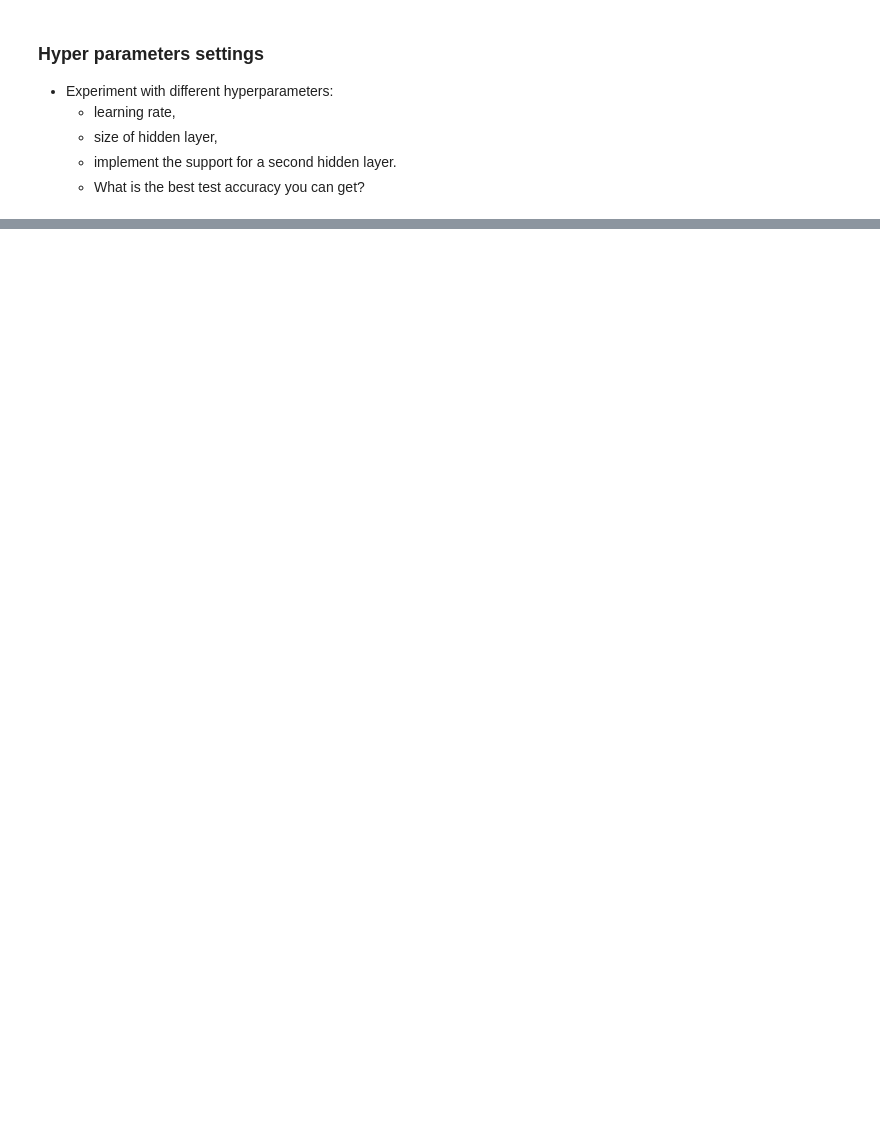
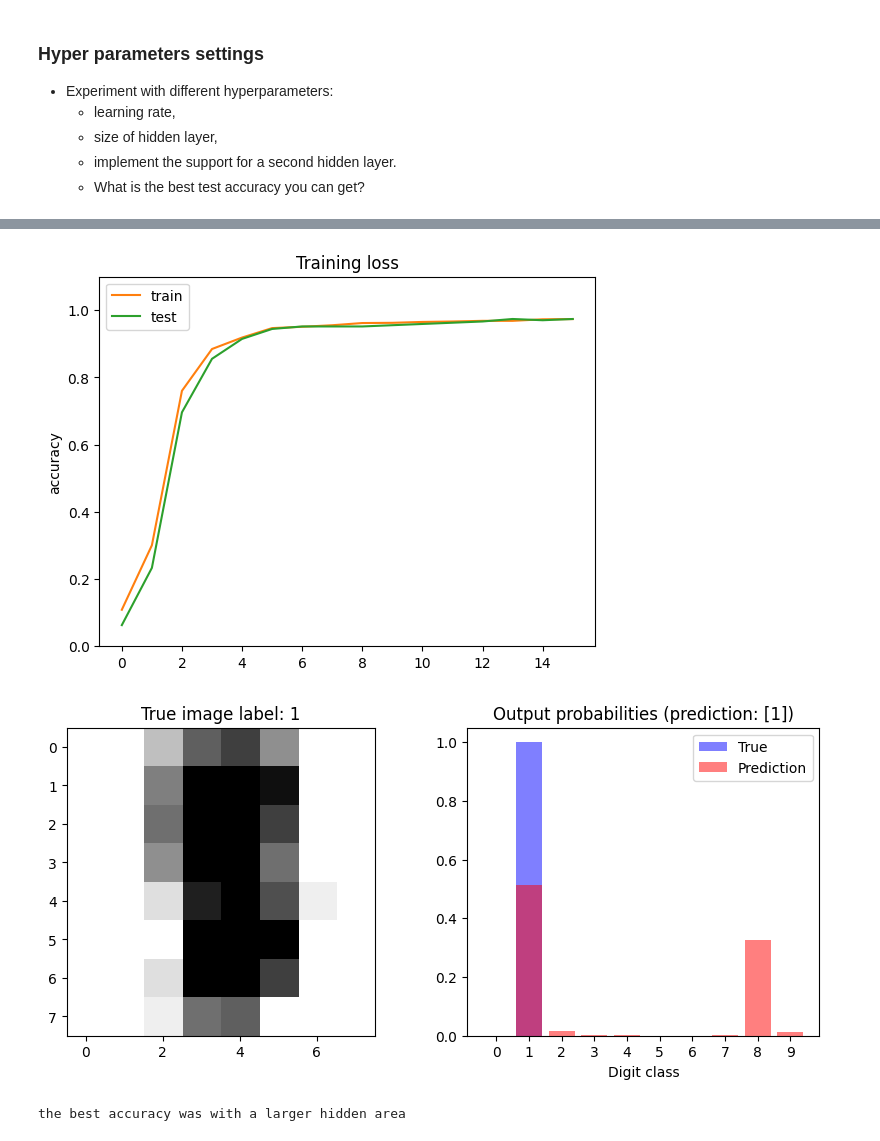
Before and after one commit to joeypohie/deep_learning, a Jupyter notebook: 01_materials/labs/lab_2.ipynb, the cells around one changed output, grey strips where cells are left out. Saved outputs shown, nothing was run; the diff lists cells and outputs as text; code cells hidden in the pictures; blank space fills up the shorter version.

```diff
--- a/01_materials/labs/lab_2.ipynb
+++ b/01_materials/labs/lab_2.ipynb
@@ -552,0 +640,6 @@ plot_prediction(model, sample_idx=4)
+# %%
+n_hidden = 20
+model_hidden_20 = NeuralNet(n_features, n_hidden, n_classes)
+
+train_and_test_model(model_hidden_20, 0.001, 15)
+# %% [output]
@@ -552,0 +662,6 @@ plot_prediction(model, sample_idx=4)
+[figure, added]
+[figure, added]
+# %%
+print("the best accuracy was with a larger hidden area")
+# %% [output]
+the best accuracy was with a larger hidden area
```
Also changed, not shown: parts of 8 cells of this notebook.
